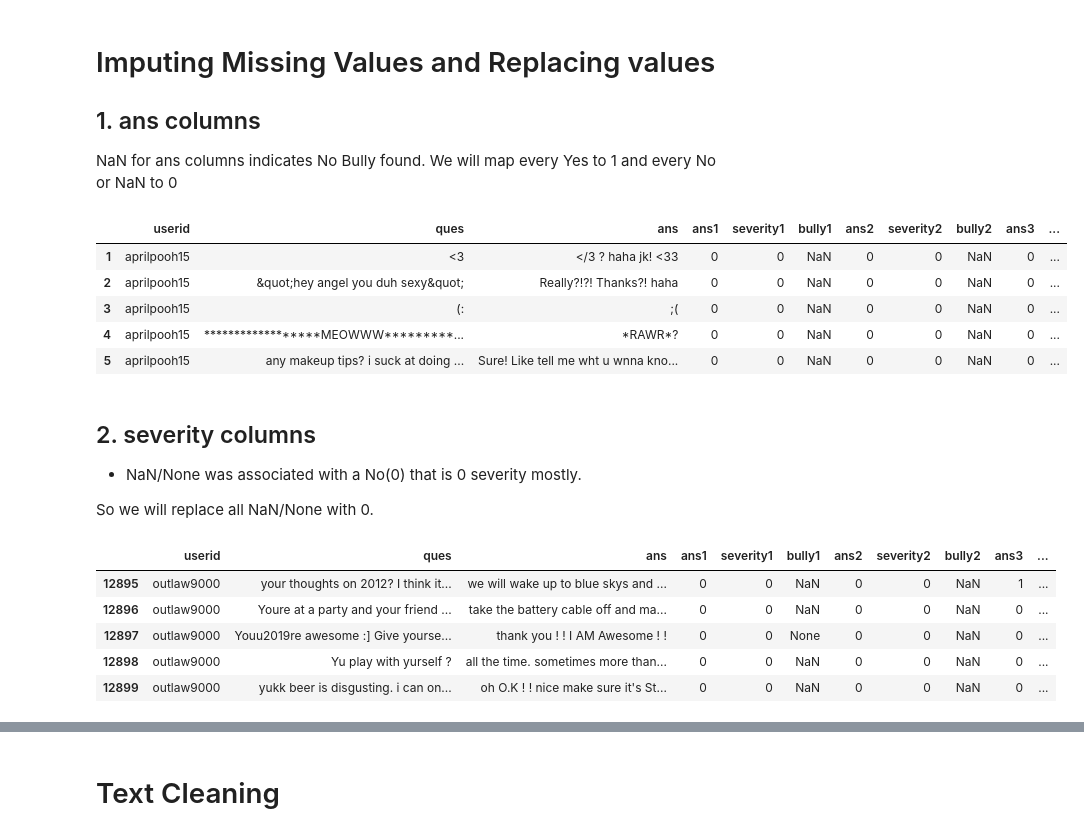
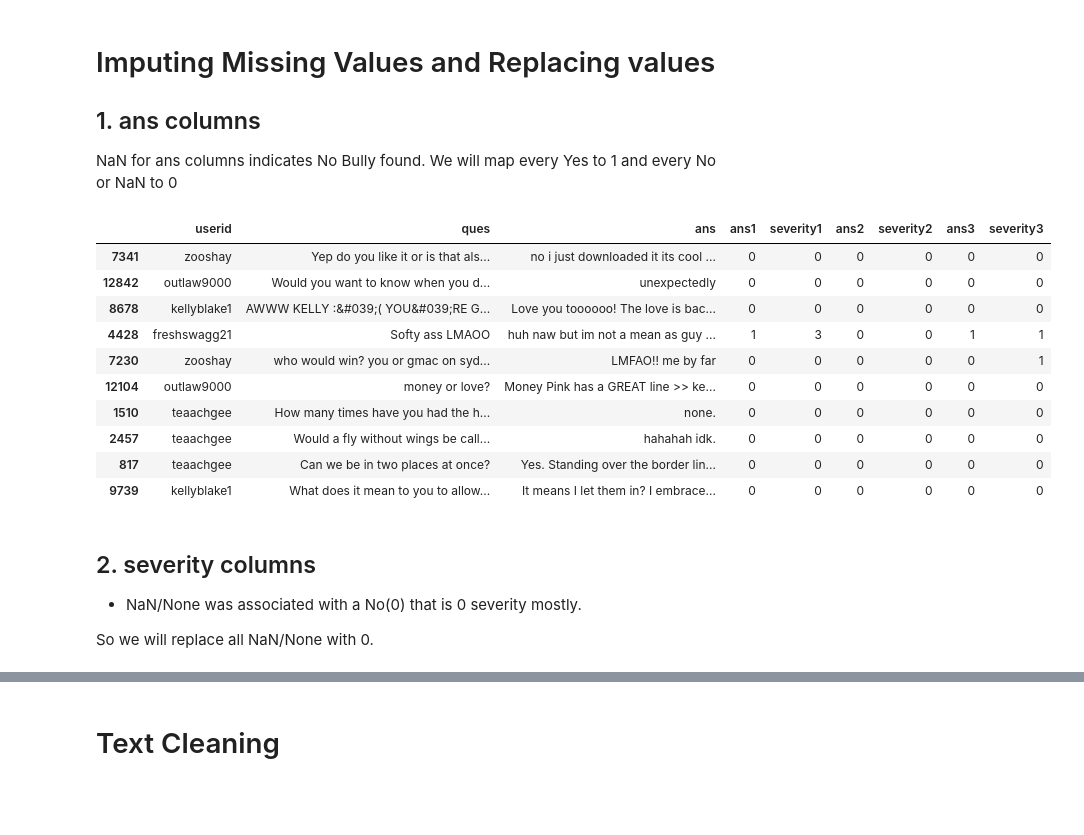
Before and after one commit to ppujari/xcs224u, a Jupyter notebook: detect-cyber-bullying.ipynb, the cells around one changed output, grey strips where cells are left out. Drawn from its saved outputs; the diff is of its cells as text; code cells hidden in the pictures; blank space fills up the shorter version.

```diff
--- a/detect-cyber-bullying.ipynb
+++ b/detect-cyber-bullying.ipynb
@@ -130,2 +56,2 @@ df[df['ans1'] == 'Yes'].head()
 # %%
-df.drop(['post', 'asker'], axis = 1, inplace = True)
+df.drop(['post', 'asker', 'bully1', 'bully2', 'bully3'], axis = 1, inplace = True)
@@ -150,22 +73,28 @@ df_dropped = df.drop(drop_indexes)
 
 ## 1. ans columns
 NaN for ans columns indicates No Bully found. We will map every Yes to 1 and every No or NaN to 0
+# %%
+def impute_ans_columns(value):
+    v = ['No','nan']
+    if value in v:
+        return 0
+    return 1
 # %%
-def impute_ans_columns(value):
-    if value == 'Yes':
-        return 1
-    return 0
-
 for col in ['ans1', 'ans2', 'ans3']:
-    df_dropped[col] = df[col].apply(impute_ans_columns)
-df_dropped.head()
+    df[col] = df[col].apply(impute_ans_columns)
+df.sample(10)
 # %% [output]
-|  | userid | ques | ans | ans1 | severity1 | bully1 | ans2 | severity2 | bully2 | ans3 | ... |
-| 1 | aprilpooh15 | <3 | </3 ? haha jk! <33 | 0 | 0 | NaN | 0 | 0 | NaN | 0 | ... |
-| 2 | aprilpooh15 | &quot;hey angel you duh sexy&quot; | Really?!?! Thanks?! haha | 0 | 0 | NaN | 0 | 0 | NaN | 0 | ... |
-| 3 | aprilpooh15 | (: | ;( | 0 | 0 | NaN | 0 | 0 | NaN | 0 | ... |
-| 4 | aprilpooh15 | ******************MEOWWW*********... | *RAWR*? | 0 | 0 | NaN | 0 | 0 | NaN | 0 | ... |
-| 5 | aprilpooh15 | any makeup tips? i suck at doing ... | Sure! Like tell me wht u wnna kno... | 0 | 0 | NaN | 0 | 0 | NaN | 0 | ... |
+|  | userid | ques | ans | ans1 | severity1 | ans2 | severity2 | ans3 | severity3 |
+| 7341 | zooshay | Yep do you like it or is that als... | no i just downloaded it its cool ... | 0 | 0 | 0 | 0 | 0 | 0 |
+| 12842 | outlaw9000 | Would you want to know when you d... | unexpectedly | 0 | 0 | 0 | 0 | 0 | 0 |
+| 8678 | kellyblake1 | AWWW KELLY :&#039;( YOU&#039;RE G... | Love you toooooo! The love is bac... | 0 | 0 | 0 | 0 | 0 | 0 |
+| 4428 | freshswagg21 | Softy ass LMAOO | huh naw but im not a mean as guy ... | 1 | 3 | 0 | 0 | 1 | 1 |
+| 7230 | zooshay | who would win? you or gmac on syd... | LMFAO!! me by far | 0 | 0 | 0 | 0 | 0 | 1 |
+| 12104 | outlaw9000 | money or love? | Money Pink has a GREAT line >> ke... | 0 | 0 | 0 | 0 | 0 | 0 |
+| 1510 | teaachgee | How many times have you had the h... | none. | 0 | 0 | 0 | 0 | 0 | 0 |
+| 2457 | teaachgee | Would a fly without wings be call... | hahahah idk. | 0 | 0 | 0 | 0 | 0 | 0 |
+| 817 | teaachgee | Can we be in two places at once? | Yes. Standing over the border lin... | 0 | 0 | 0 | 0 | 0 | 0 |
+| 9739 | kellyblake1 | What does it mean to you to allow... | It means I let them in? I embrace... | 0 | 0 | 0 | 0 | 0 | 0 |
 # %% [markdown]
 ## 2. severity columns
 * NaN/None was associated with a No(0) that is 0 severity mostly.
@@ -184,9 +113,0 @@ for col in ['severity1', 'severity2', 'severity3']:
-# %%
-df_dropped.tail()
-# %% [output]
-|  | userid | ques | ans | ans1 | severity1 | bully1 | ans2 | severity2 | bully2 | ans3 | ... |
-| 12895 | outlaw9000 | your thoughts on 2012? I think it... | we will wake up to blue skys and ... | 0 | 0 | NaN | 0 | 0 | NaN | 1 | ... |
-| 12896 | outlaw9000 | Youre at a party and your friend ... | take the battery cable off and ma... | 0 | 0 | NaN | 0 | 0 | NaN | 0 | ... |
-| 12897 | outlaw9000 | Youu2019re awesome :] Give yourse... | thank you ! ! I AM Awesome ! ! | 0 | 0 | None | 0 | 0 | NaN | 0 | ... |
-| 12898 | outlaw9000 | Yu play with yurself ? | all the time. sometimes more than... | 0 | 0 | NaN | 0 | 0 | NaN | 0 | ... |
-| 12899 | outlaw9000 | yukk beer is disgusting. i can on... | oh O.K ! ! nice make sure it's St... | 0 | 0 | NaN | 0 | 0 | NaN | 0 | ... |
```
Also changed, not shown: parts of 48 cells of this notebook.
